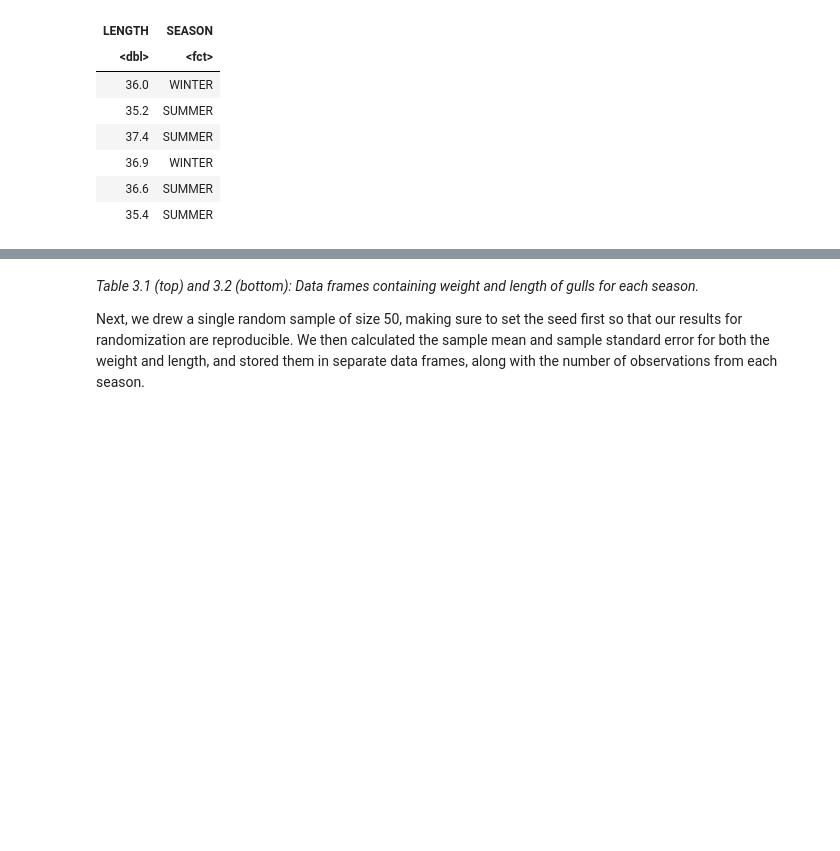
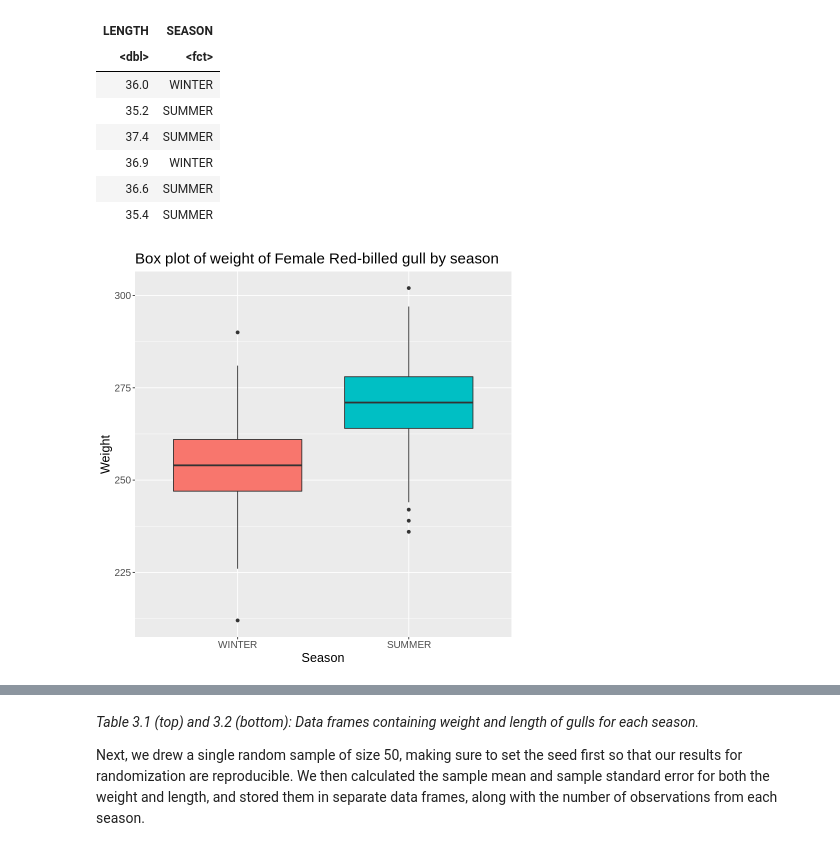
Before and after one commit to maggie63/stat-201-group-4, a Jupyter notebook: project_report.ipynb, the cells around one changed output, grey strips where cells are left out. Drawn from its saved outputs; the diff is of its cells as text; code cells hidden in the pictures; blank space fills up the shorter version.

Commit message:
added boxplots

```diff
--- a/project_report.ipynb
+++ b/project_report.ipynb
@@ -131,3 +131,16 @@ A tibble: 6 × 2
 | 36.9 | WINTER |
 | 36.6 | SUMMER |
 | 35.4 | SUMMER |
+# %%
+winter_summer_weight_boxplots <-
+    gull_weights |>
+    ggplot() +
+    geom_boxplot(aes(x = SEASON, y = WEIGHT, fill = SEASON)) +
+    ggtitle("Box plot of weight of Female Red-billed gull by season") +
+    xlab("Season") +
+    ylab("Weight") +
+    guides(fill = "none") +
+    theme(text = element_text(size = 15))
+winter_summer_weight_boxplots
+# %% [output]
+[figure, added]
```
Also changed, not shown: parts of 2 cells of this notebook, 1 other file.
